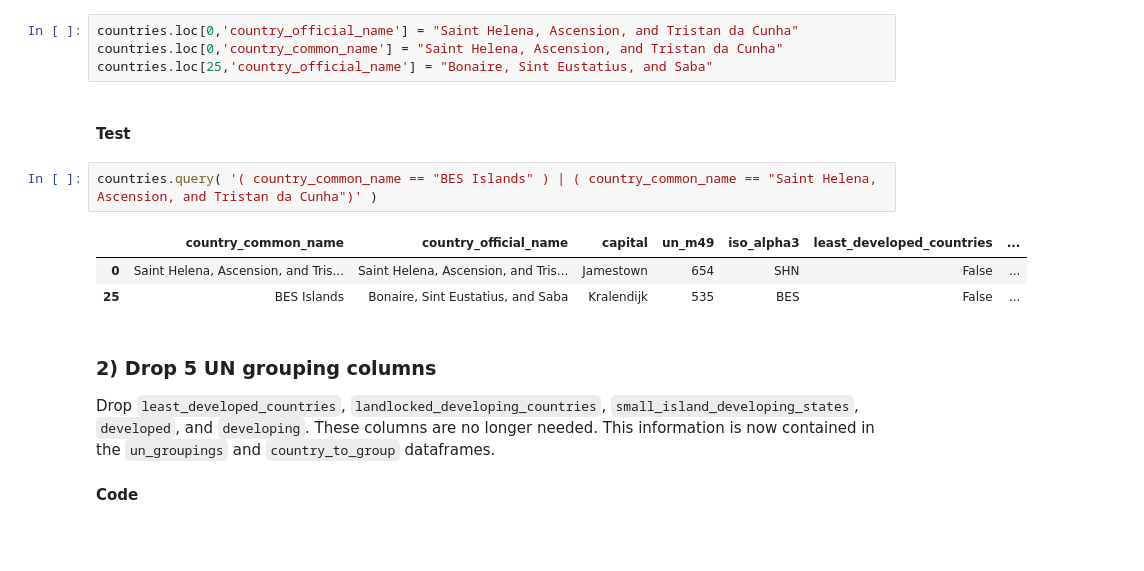
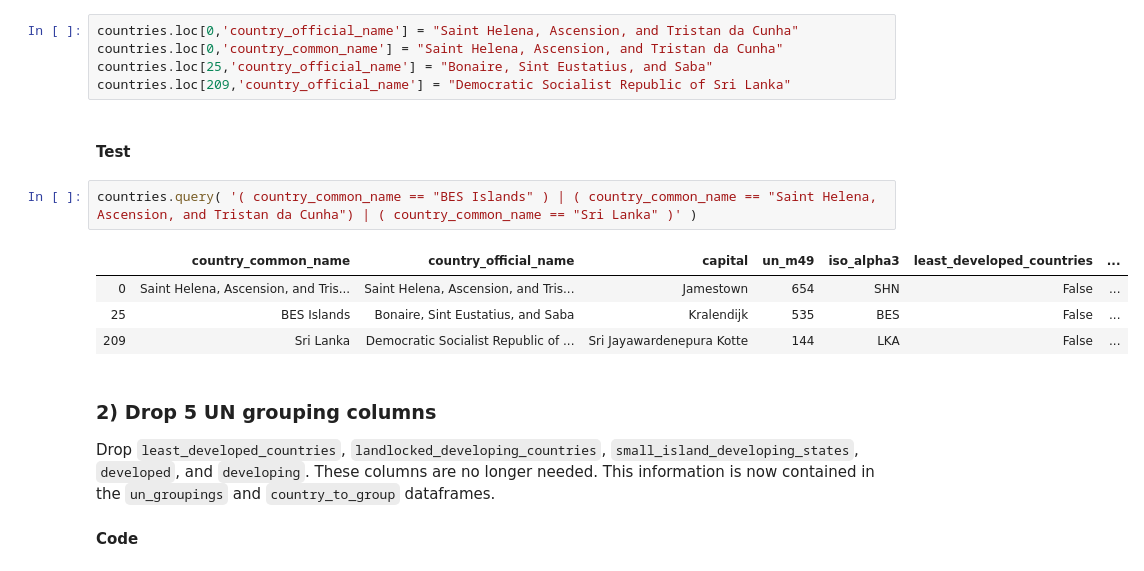
Before and after one commit to skustes/UN-Regions-and-Countries, a Jupyter notebook: Countries & UN Regions.ipynb, the cells around one changed output. Drawn from its saved outputs; the diff is of its cells as text; blank space fills up the shorter version.

Commit message:
Fixed strange character in Sri Lanka

```diff
--- a/Countries & UN Regions.ipynb
+++ b/Countries & UN Regions.ipynb
@@ -686,14 +688,16 @@ countries[ countries['country_official_name'].str.contains('"') ]
 countries.loc[0,'country_official_name'] = "Saint Helena, Ascension, and Tristan da Cunha"
 countries.loc[0,'country_common_name'] = "Saint Helena, Ascension, and Tristan da Cunha"
 countries.loc[25,'country_official_name'] = "Bonaire, Sint Eustatius, and Saba"
+countries.loc[209,'country_official_name'] = "Democratic Socialist Republic of Sri Lanka"
 # %% [markdown]
 #### Test
 # %%
-countries.query( '( country_common_name == "BES Islands" ) | ( country_common_name == "Saint Helena, Ascension, and Tristan da Cunha")' )
+countries.query( '( country_common_name == "BES Islands" ) | ( country_common_name == "Saint Helena, Ascension, and Tristan da Cunha") | ( country_common_name == "Sri Lanka" )' )
 # %% [output]
 |  | country_common_name | country_official_name | capital | un_m49 | iso_alpha3 | least_developed_countries | ... |
 | 0 | Saint Helena, Ascension, and Tris... | Saint Helena, Ascension, and Tris... | Jamestown | 654 | SHN | False | ... |
 | 25 | BES Islands | Bonaire, Sint Eustatius, and Saba | Kralendijk | 535 | BES | False | ... |
+| 209 | Sri Lanka | Democratic Socialist Republic of ... | Sri Jayawardenepura Kotte | 144 | LKA | False | ... |
 # %% [markdown]
 ### 2) Drop 5 UN grouping columns
 Drop `least_developed_countries`, `landlocked_developing_countries`, `small_island_developing_states`, `developed`, and `developing`. These columns are no longer needed. This information is now contained in the `un_groupings` and `country_to_group` dataframes.
```
Also changed, not shown: parts of 10 cells of this notebook, 1 other file.
